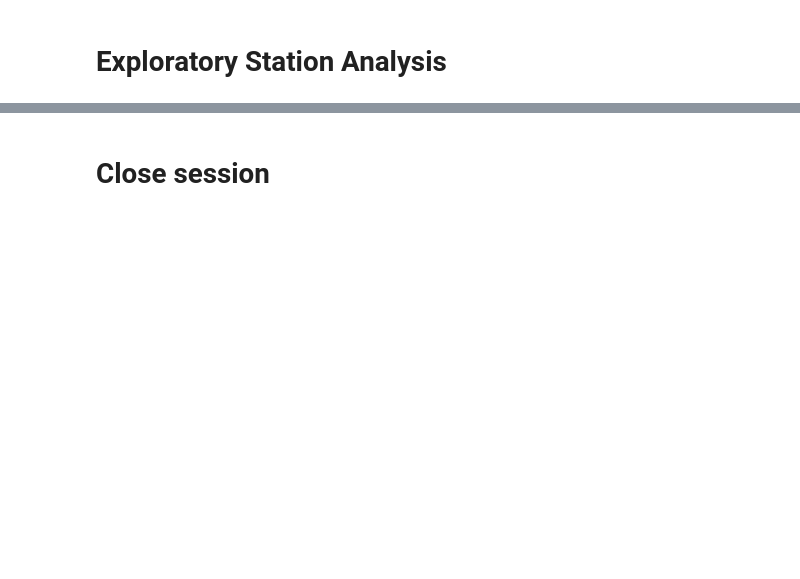
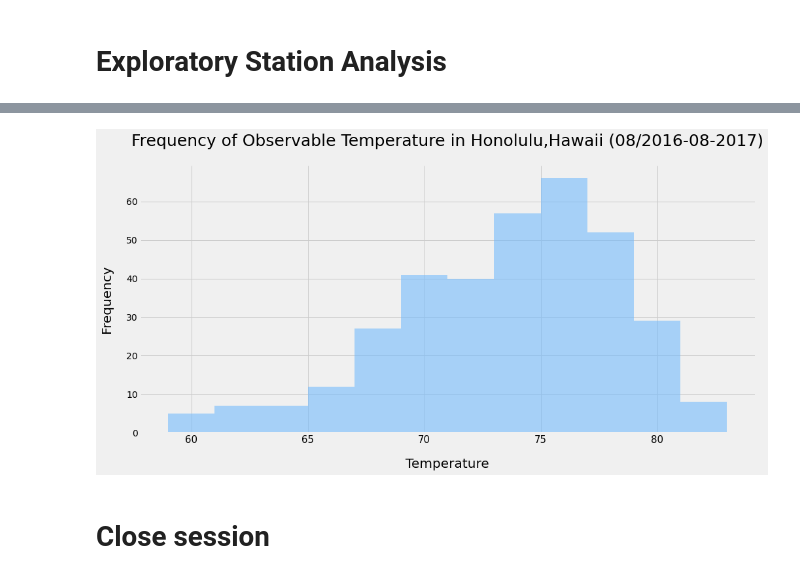
Before and after one commit to oh-be/SQLAlchemy-Challenge, a Jupyter notebook: climate_starter.ipynb, the cells around one changed output, grey strips where cells are left out. Drawn from its saved outputs; the diff is of its cells as text; code cells hidden in the pictures; blank space fills up the shorter version.

```diff
--- a/climate_starter.ipynb
+++ b/climate_starter.ipynb
@@ -29,5 +35,6 @@ engine = create_engine("sqlite:///hawaii.sqlite")
 # %%
 # Create our session (link) from Python to the DB
+session = Session(engine)
 # %% [markdown]
 # Exploratory Precipitation Analysis
 # %%
@@ -63,3 +174,5 @@ engine = create_engine("sqlite:///hawaii.sqlite")
 # %%
 # Using the most active station id
 # Query the last 12 months of temperature observation data for this station and plot the results as a histogram
+most_active_ly = (session.query(measurement.date,(measurement.tobs)).filter(func.strftime('%Y-%m-%d',measurement.date) > lastyear).filter(measurement.station=='USC00519281').all())
+most_active_ly
@@ -65,0 +197,4 @@ engine = create_engine("sqlite:///hawaii.sqlite")
+# %%
+df = pd.DataFrame(most_active_ly)
+df.set_index("date", inplace=True)
+df
@@ -66,3 +216,16 @@ engine = create_engine("sqlite:///hawaii.sqlite")
+# %%
+df.hist(bins=12, color="xkcd:sky blue",alpha=0.6)
+rcParams['figure.figsize'] = 14,6
+rcParams['axes.spines.top'] = False
+rcParams['axes.spines.right'] = False
+plt.xlabel("Temperature",labelpad=20, fontsize=20)
+plt.xticks(fontsize=15)
+plt.ylabel("Frequency", labelpad=20, fontsize=20)
+plt.title("Frequency of Observable Temperature in Honolulu,Hawaii (08/2016-08-2017)", fontsize=25, pad=30)
+plt.savefig("Images/station-histogram.png")
+plt.show();
+# %% [output]
+[figure, added]
 # %% [markdown]
 # Close session
 # %%
```
Also changed, not shown: parts of 16 cells of this notebook, 8 other files.
